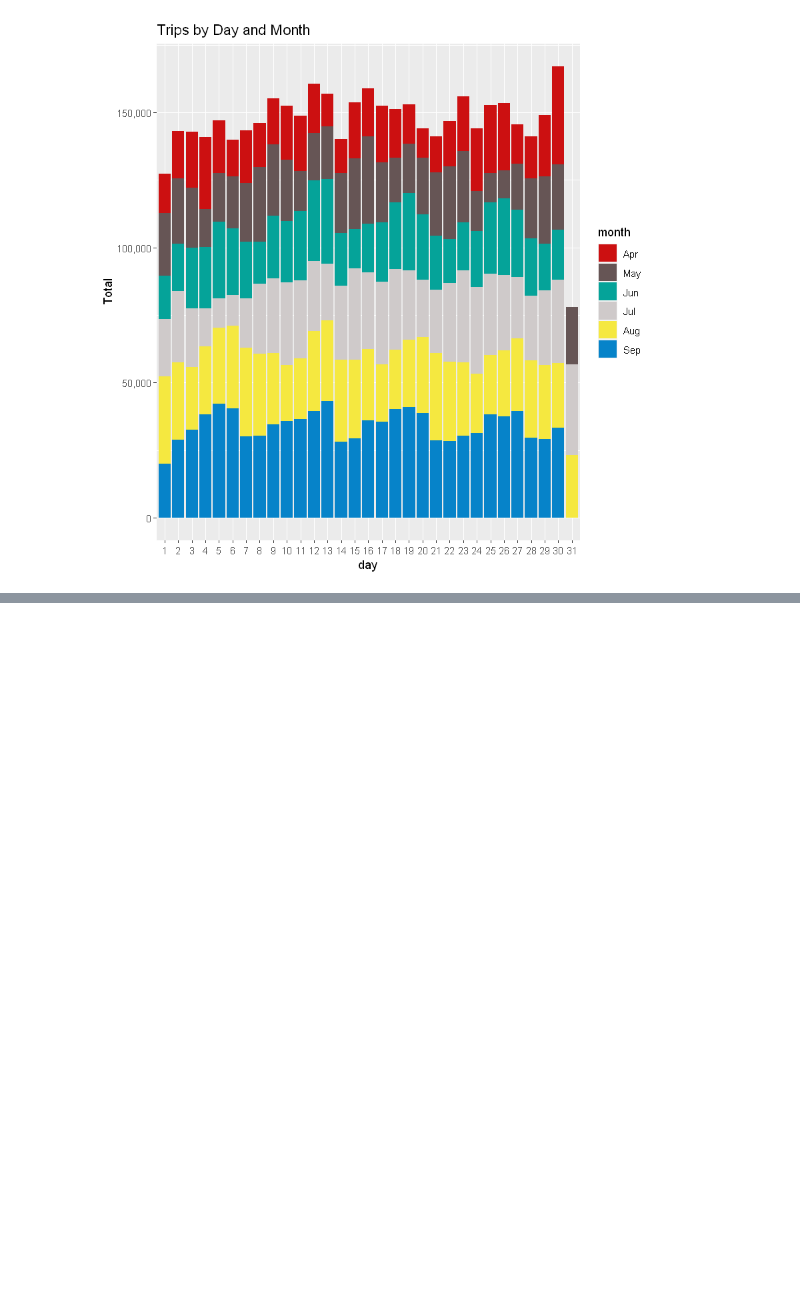
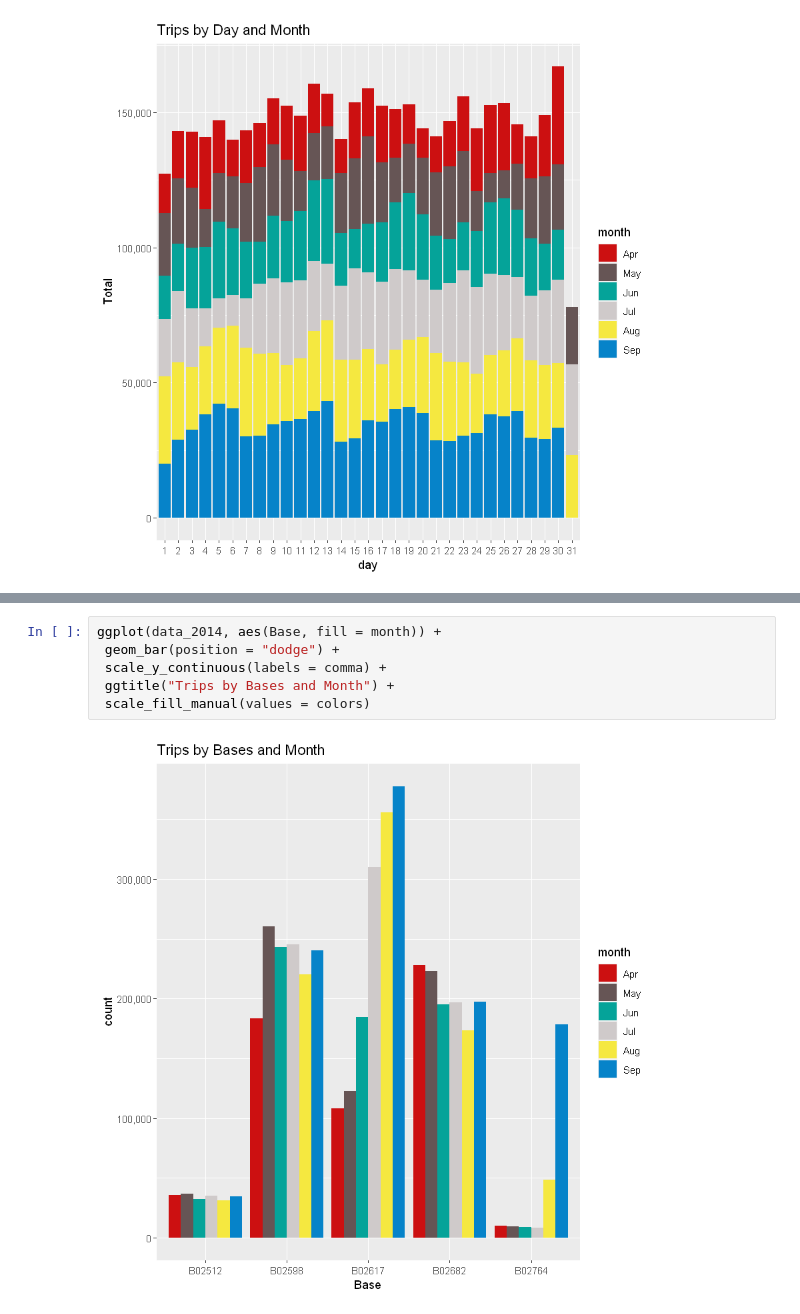
Before and after one commit to kul-deep/BDA_project, a Jupyter notebook: Mini_project/Uber_data-analysis.ipynb, the cells around one changed output, grey strips where cells are left out. Drawn from its saved outputs; the diff is of its cells as text; blank space fills up the shorter version.

```diff
--- a/Mini_project/Uber_data-analysis.ipynb
+++ b/Mini_project/Uber_data-analysis.ipynb
@@ -120,0 +156,8 @@ ggplot(month_group, aes(month, Total, fill = month)) +
+# %%
+ggplot(data_2014, aes(Base, fill = month)) +
+ geom_bar(position = "dodge") +
+ scale_y_continuous(labels = comma) +
+ ggtitle("Trips by Bases and Month") +
+ scale_fill_manual(values = colors)
+# %% [output]
+[figure, added]
```
Also changed, not shown: parts of 9 cells of this notebook.
